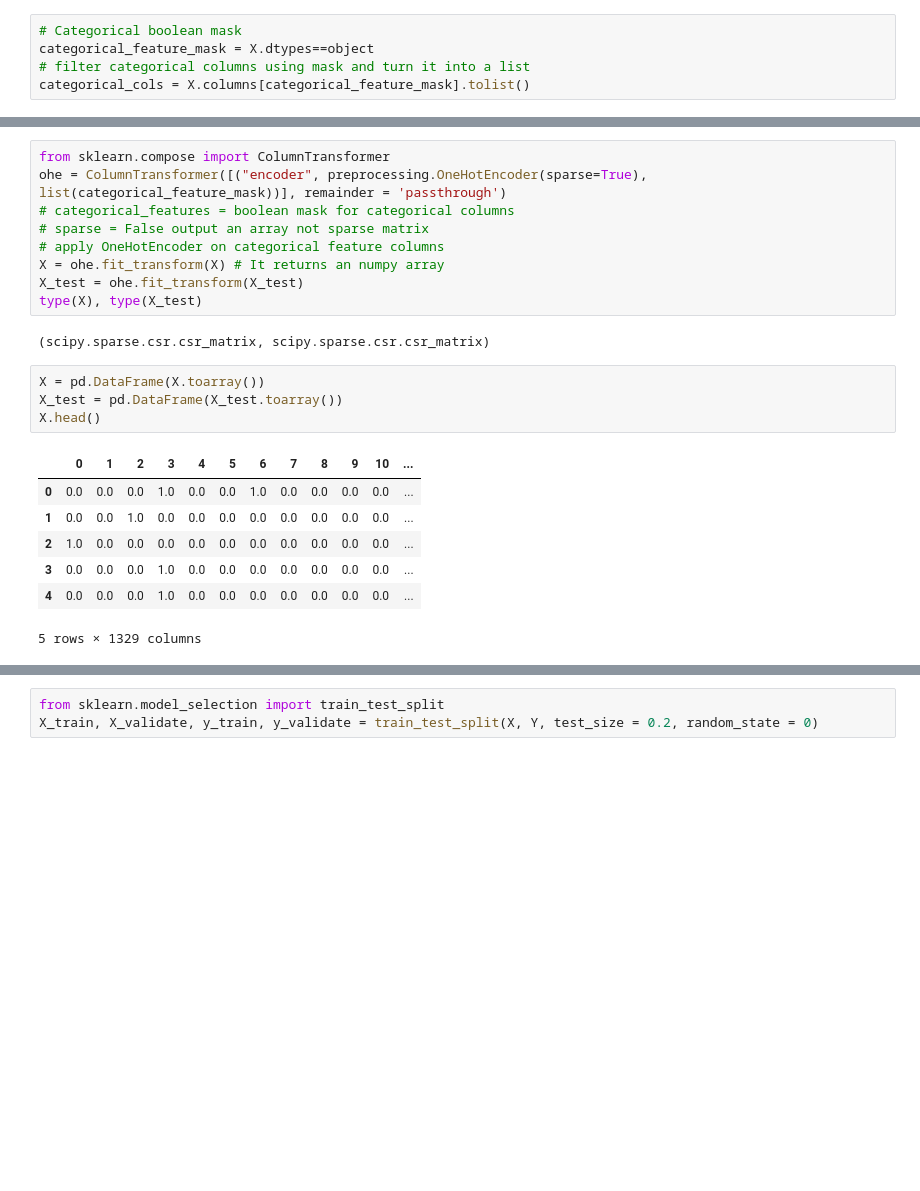
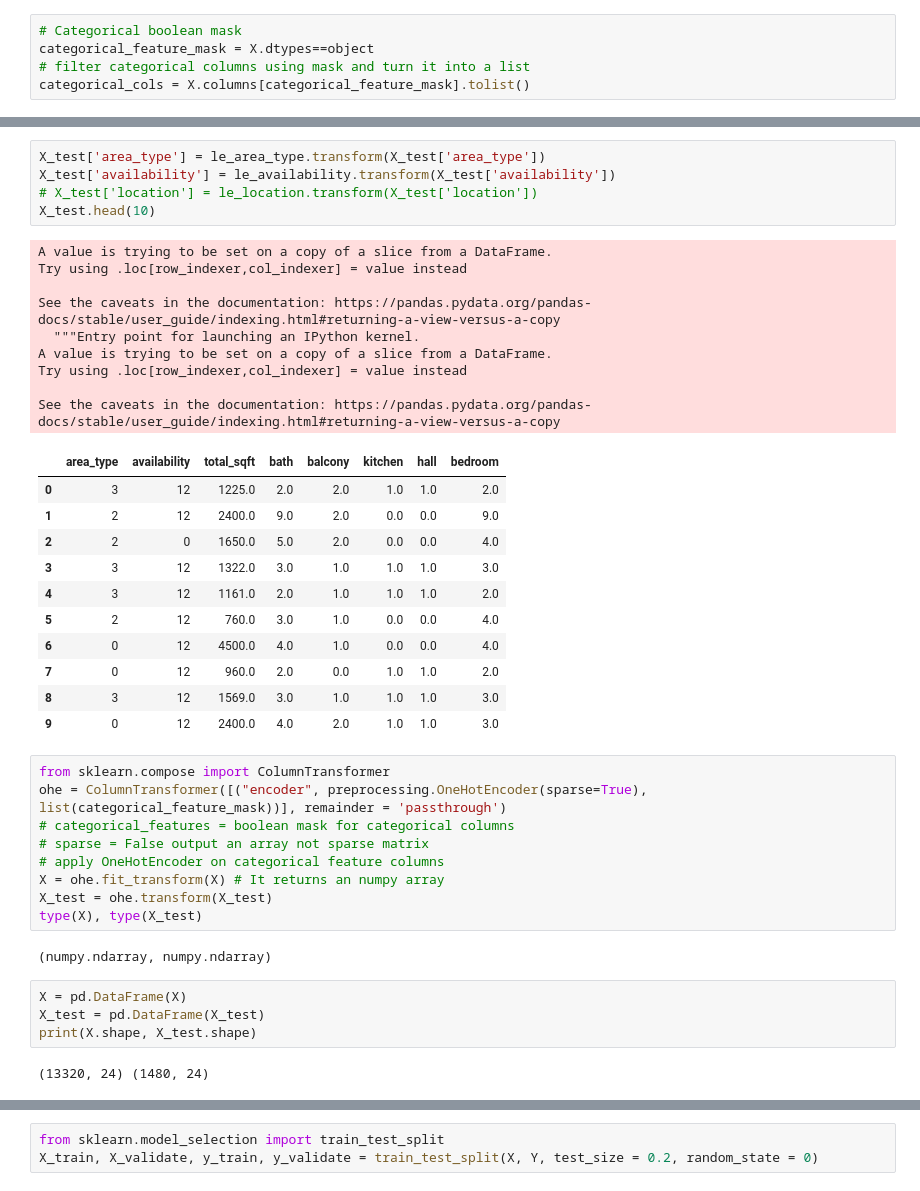
Before and after one commit to abhishakvarshney/Predicting-House-Prices-In-Bengaluru, a Jupyter notebook: Predicting_House_Prices_In_Bengaluru.ipynb, the cells around one changed output, grey strips where cells are left out. Saved outputs shown, nothing was run; the diff lists cells and outputs as text; blank space fills up the shorter version.

```diff
--- a/Predicting_House_Prices_In_Bengaluru.ipynb
+++ b/Predicting_House_Prices_In_Bengaluru.ipynb
@@ -394,3 +386,29 @@ ValueError: ignored
+# %%
+X_test['area_type'] = le_area_type.transform(X_test['area_type'])
+X_test['availability'] = le_availability.transform(X_test['availability'])
+# X_test['location'] = le_location.transform(X_test['location'])
+X_test.head(10)
+# %% [output]
+A value is trying to be set on a copy of a slice from a DataFrame.
+Try using .loc[row_indexer,col_indexer] = value instead
+
+See the caveats in the documentation: https://pandas.pydata.org/pandas-docs/stable/user_guide/indexing.html#returning-a-view-versus-a-copy
+  """Entry point for launching an IPython kernel.
+A value is trying to be set on a copy of a slice from a DataFrame.
+Try using .loc[row_indexer,col_indexer] = value instead
+
+See the caveats in the documentation: https://pandas.pydata.org/pandas-docs/stable/user_guide/indexing.html#returning-a-view-versus-a-copy
+|  | area_type | availability | total_sqft | bath | balcony | kitchen | hall | bedroom |
+| 0 | 3 | 12 | 1225.0 | 2.0 | 2.0 | 1.0 | 1.0 | 2.0 |
+| 1 | 2 | 12 | 2400.0 | 9.0 | 2.0 | 0.0 | 0.0 | 9.0 |
+| 2 | 2 | 0 | 1650.0 | 5.0 | 2.0 | 0.0 | 0.0 | 4.0 |
+| 3 | 3 | 12 | 1322.0 | 3.0 | 1.0 | 1.0 | 1.0 | 3.0 |
+| 4 | 3 | 12 | 1161.0 | 2.0 | 1.0 | 1.0 | 1.0 | 2.0 |
+| 5 | 2 | 12 | 760.0 | 3.0 | 1.0 | 0.0 | 0.0 | 4.0 |
+| 6 | 0 | 12 | 4500.0 | 4.0 | 1.0 | 0.0 | 0.0 | 4.0 |
+| 7 | 0 | 12 | 960.0 | 2.0 | 0.0 | 1.0 | 1.0 | 2.0 |
+| 8 | 3 | 12 | 1569.0 | 3.0 | 1.0 | 1.0 | 1.0 | 3.0 |
+| 9 | 0 | 12 | 2400.0 | 4.0 | 2.0 | 1.0 | 1.0 | 3.0 |
 # %%
 from sklearn.compose import ColumnTransformer
 ohe = ColumnTransformer([("encoder", preprocessing.OneHotEncoder(sparse=True), list(categorical_feature_mask))], remainder = 'passthrough')
@@ -398,22 +416,16 @@ ohe = ColumnTransformer([("encoder", preprocessing.OneHotEncoder(sparse=True), l
 # sparse = False output an array not sparse matrix
 # apply OneHotEncoder on categorical feature columns
 X = ohe.fit_transform(X) # It returns an numpy array
-X_test = ohe.fit_transform(X_test)
+X_test = ohe.transform(X_test)
 type(X), type(X_test)
 # %% [output]
-(scipy.sparse.csr.csr_matrix, scipy.sparse.csr.csr_matrix)
+(numpy.ndarray, numpy.ndarray)
 # %%
-X = pd.DataFrame(X.toarray())
-X_test = pd.DataFrame(X_test.toarray())
-X.head()
+X = pd.DataFrame(X)
+X_test = pd.DataFrame(X_test)
+print(X.shape, X_test.shape)
 # %% [output]
-|  | 0 | 1 | 2 | 3 | 4 | 5 | 6 | 7 | 8 | 9 | 10 | ... |
-| 0 | 0.0 | 0.0 | 0.0 | 1.0 | 0.0 | 0.0 | 1.0 | 0.0 | 0.0 | 0.0 | 0.0 | ... |
-| 1 | 0.0 | 0.0 | 1.0 | 0.0 | 0.0 | 0.0 | 0.0 | 0.0 | 0.0 | 0.0 | 0.0 | ... |
-| 2 | 1.0 | 0.0 | 0.0 | 0.0 | 0.0 | 0.0 | 0.0 | 0.0 | 0.0 | 0.0 | 0.0 | ... |
-| 3 | 0.0 | 0.0 | 0.0 | 1.0 | 0.0 | 0.0 | 0.0 | 0.0 | 0.0 | 0.0 | 0.0 | ... |
-| 4 | 0.0 | 0.0 | 0.0 | 1.0 | 0.0 | 0.0 | 0.0 | 0.0 | 0.0 | 0.0 | 0.0 | ... |
-5 rows × 1329 columns
+(13320, 24) (1480, 24)
 # %%
 X_test.head()
 # %% [output]
```
Also changed, not shown: parts of 25 cells of this notebook.
